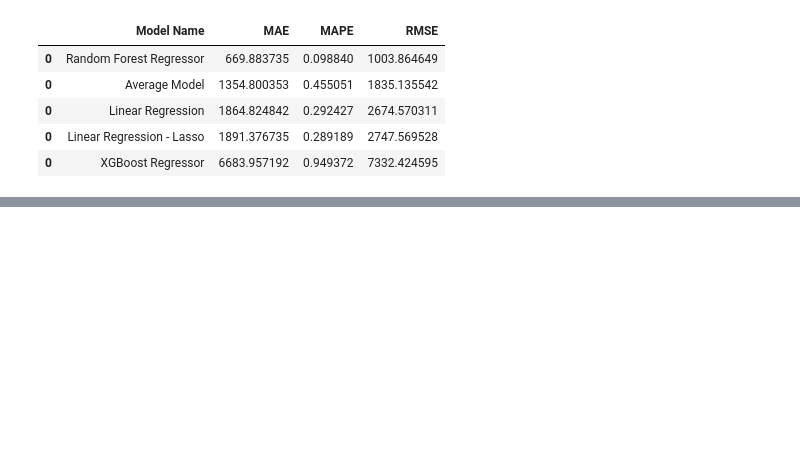
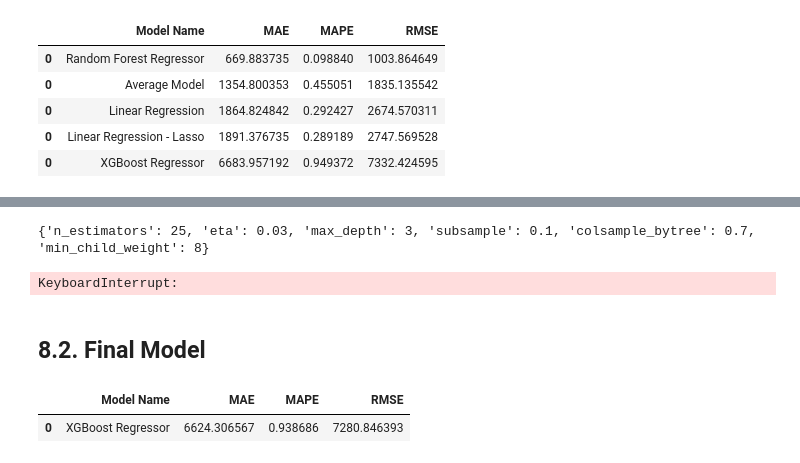
Before and after one commit to MarlonMuller/DataScience_Em_Producao, a Jupyter notebook: m08_v01_store_sales_prediction.ipynb, the cells around one changed output, grey strips where cells are left out. Saved outputs shown, nothing was run; the diff lists cells and outputs as text; code cells hidden in the pictures; blank space fills up the shorter version.

```diff
--- a/m08_v01_store_sales_prediction.ipynb
+++ b/m08_v01_store_sales_prediction.ipynb
@@ -1291,0 +1285,56 @@ KFold Number: 1
+# %%
+final_result = pd.DataFrame()
+
+for i in range( MAX_EVAL ):
+    # choose values for parameters randomly
+    hp = { k: random.sample( v, 1 )[0] for k, v in param.items() }
+    print( hp )
+
+    # model
+    model_xgb = xgb.XGBRegressor( objective='reg:squarederror',
+                                  n_estimators=hp['n_estimators'],
+                                  eta=hp['eta'],
+                                  max_depth=hp['max_depth'],
+                                  subsample=hp['subsample'],
+                                  colsample_bytree=hp['colsample_bytree'],
+                                  min_child_weight=hp['min_child_weight'] )
+
+    # performance
+    result = cross_validation( x_training, 2, 'XGBoost Regressor', model_xgb, verbose=False )
+    final_result = pd.concat( [final_result, result] )
+
+final_result
+# %% [output]
+{'n_estimators': 25, 'eta': 0.03, 'max_depth': 3, 'subsample': 0.1, 'colsample_bytree': 0.7, 'min_child_weight': 8}
+KeyboardInterrupt:
+# %% [markdown]
+## 8.2. Final Model
+# %%
+param_tuned = {
+    'n_estimators': 35,
+    'eta': 0.03,
+    'max_depth': 5,
+    'subsample': 0.1,
+    'colsample_bytree': 0.7,
+    'min_child_weight': 3
+        }
+# %%
+# model
+model_xgb_tuned = xgb.XGBRegressor( objective='reg:squarederror',
+                                    n_estimators=param_tuned['n_estimators'],
+                                    eta=param_tuned['eta'],
+                                    max_depth=param_tuned['max_depth'],
+                                    subsample=param_tuned['subsample'],
+                                    colsample_bytree=param_tuned['colsample_bytree'],
+                                    min_child_weight=param_tuned['min_child_weight'] ).fit( x_train, Y_train )
+
+# prediction
+yhat_xgb_tuned = model_xgb_tuned.predict( x_test )
+
+
+# performance
+xgb_result_tuned = ml_error( 'XGBoost Regressor', np.expm1( Y_test ), np.expm1( yhat_xgb_tuned ) )
+xgb_result_tuned
+# %% [output]
+|  | Model Name | MAE | MAPE | RMSE |
+| 0 | XGBoost Regressor | 6624.306567 | 0.938686 | 7280.846393 |
```
Also changed, not shown: parts of 8 cells of this notebook.
